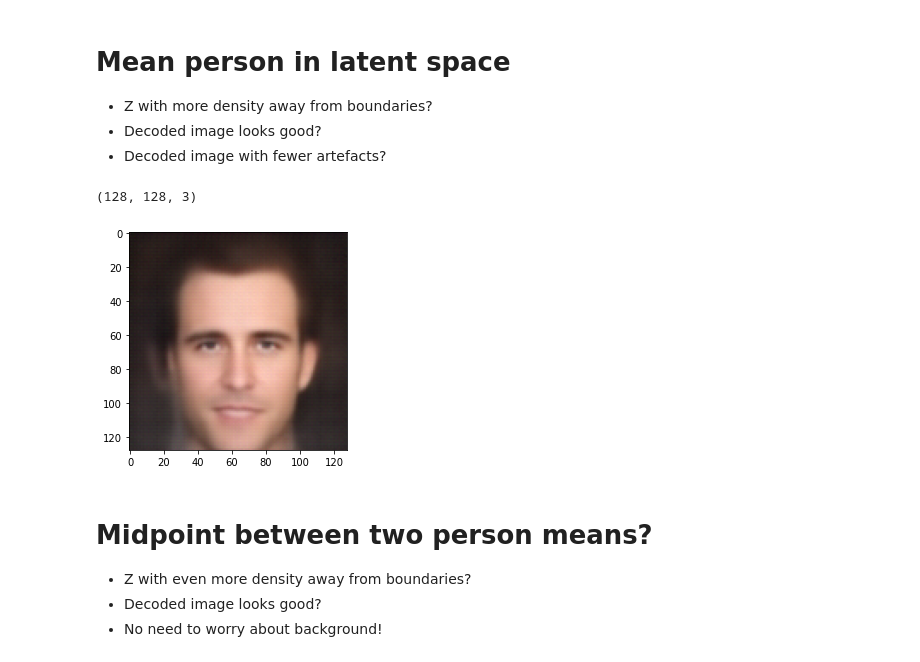
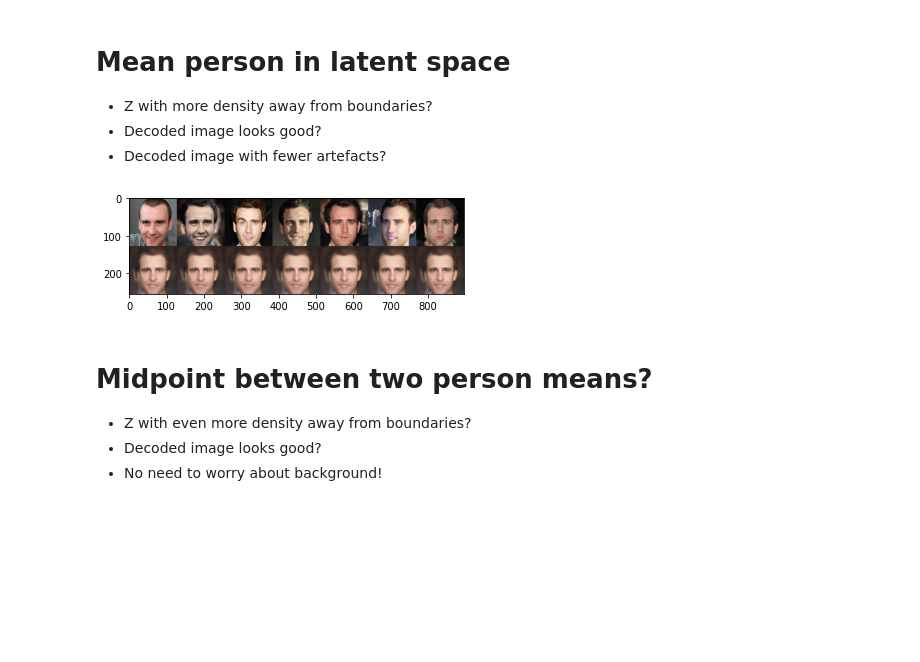
Before and after one commit to SourCherries/VAE-GAN-CelebA, a Jupyter notebook: explore_1.ipynb, the cells around one changed output. Cells and saved outputs as stored; diff of their text form; code cells hidden in the pictures; blank space fills up the shorter version.

```diff
--- a/explore_1.ipynb
+++ b/explore_1.ipynb
@@ -567,38 +567,37 @@ plt.hist(z.squeeze())
 # %%
 # Get list of all images and z for person 6576
 dir_images = "/content/gdrive/MyDrive/celeb-a-1-1/"
 files = pd.read_csv("/content/VAE-GAN-CelebA/person-6576-files.csv", header=None)
 img_arr = []
 M = np.zeros((7, 1024))
 ind = 0
 for f in files[0]:
   img = plt.imread(dir_images + f)
-  img_arr.append(img)
   img = utils.preprocess128(img[..., :3], crop_factor=0.8)[np.newaxis]
+  img_arr.append(img[0,...])
   z = sess.run(Z_mu, feed_dict={X: img, is_training: False})
   M[ind, :] = z
   ind += 1
 
-img_mont = montage(img_arr, multichannel=True, grid_shape=(1, 7))
-plt.imshow(img_mont)
-
 # Mean z
 z_mu = M.mean(axis=0)
-# z_mu = z_mu.reshape((1,1024))
-
 if z_mu.shape[0]==1024:
     z_mu = z_mu[np.newaxis]
 elif z_mu.shape[1]!=1024:
     print("None of the input dimensions appears to be 1024!!!")
 
 # Distribution of mean z compared with z of instances
+# mu (rep), instance, z
+
 
 # Decoded mean z together with instances in montage
 g = sess.run(G, feed_dict={Z: (1*z_mu), is_training: False})
 g = imdeprocess(g)
 img_mean_z = g[0]
-plt.imshow(img_mean_z)
-img_mean_z.shape
+for i in range(7):
+  img_arr.append(img_mean_z)
+img_mont = montage(img_arr, multichannel=True, grid_shape=(2, 7))
+plt.imshow(img_mont)
+plt.imsave('instances-vs-mean-z-6576.jpg', img_mont)
 # %% [output]
-(128, 128, 3)
-[figure, old version]
+[figure, new version]
```
Also changed, not shown: parts of 1 cell of this notebook.
